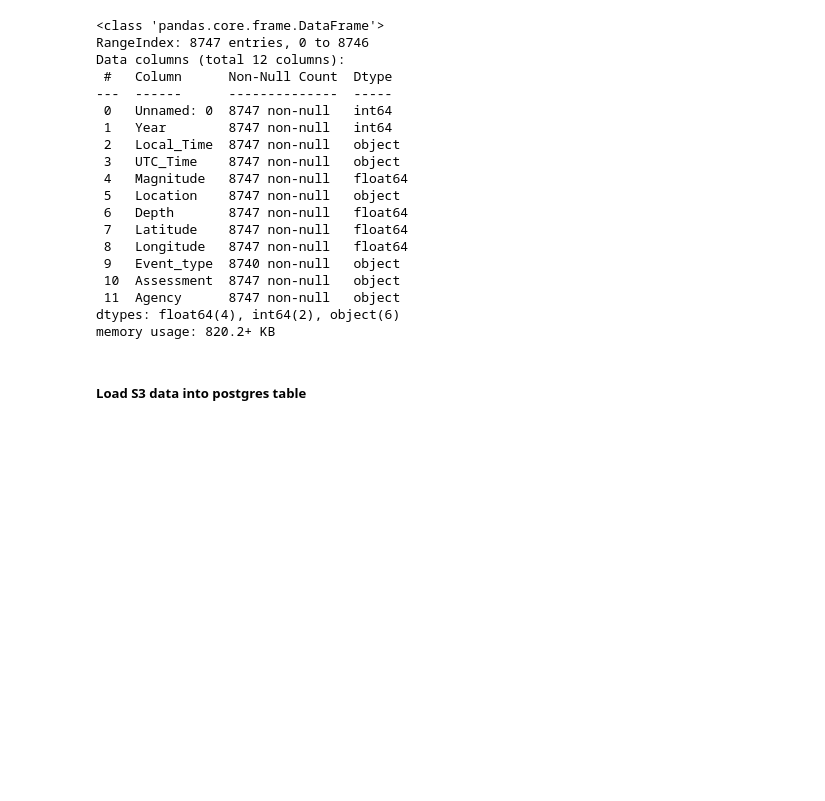
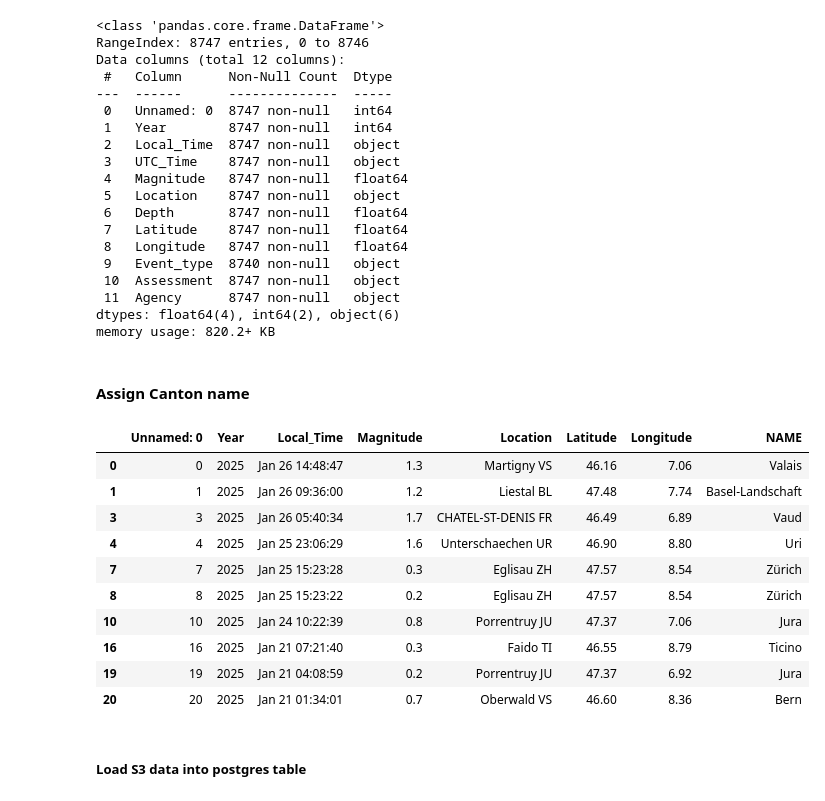
Before and after one commit to JamBelg/llm-Agents, a Jupyter notebook: Jupyter/Notebook4.ipynb, the cells around one changed output. Cells and saved outputs as stored; diff of their text form; code cells hidden in the pictures; blank space fills up the shorter version.

```diff
--- a/Jupyter/Notebook4.ipynb
+++ b/Jupyter/Notebook4.ipynb
@@ -101,6 +101,47 @@ Data columns (total 12 columns):
  11  Agency      8747 non-null   object
 dtypes: float64(4), int64(2), object(6)
 memory usage: 820.2+ KB
+# %% [markdown]
+#### Assign Canton name
+# %%
+import geopandas as gpd
+from shapely.geometry import Point
+from langchain.tools import Tool, StructuredTool
+from langchain.agents import initialize_agent, AgentType
+from pydantic import BaseModel
+
+# Load the Swiss cantons Shapefile
+# Ensure you provide the correct path to your Shapefile
+shapefile_path = "shp/swissBOUNDARIES3D_1_5_TLM_KANTONSGEBIET.shp"
+
+regions_gdf = gpd.read_file(shapefile_path)
+if regions_gdf.crs is None:
+        regions_gdf.set_crs("EPSG:4326", inplace=True)  # Assuming WGS84
+
+# Convert points list to a GeoDataFrame
+geometry = [Point(lon, lat) for lon, lat in zip(df["Longitude"], df["Latitude"])]
+points_gdf = gpd.GeoDataFrame(
+        df,geometry=geometry,  # Create Point geometry
+        crs="EPSG:4326"  # Set coordinate reference system
+)
+if regions_gdf.crs != points_gdf.crs:
+        regions_gdf = regions_gdf.to_crs(points_gdf.crs)
+joined = gpd.sjoin(points_gdf, regions_gdf, how="left", predicate="within")
+joined = joined[joined["OBJEKTART"]=="Kanton"]
+data = joined[["Unnamed: 0", "Year", "Local_Time", "Magnitude", "Location", "Latitude", "Longitude", "NAME"]]
+data.head(10)
+# %% [output]
+|  | Unnamed: 0 | Year | Local_Time | Magnitude | Location | Latitude | Longitude | NAME |
+| 0 | 0 | 2025 | Jan 26 14:48:47 | 1.3 | Martigny VS | 46.16 | 7.06 | Valais |
+| 1 | 1 | 2025 | Jan 26 09:36:00 | 1.2 | Liestal BL | 47.48 | 7.74 | Basel-Landschaft |
+| 3 | 3 | 2025 | Jan 26 05:40:34 | 1.7 | CHATEL-ST-DENIS FR | 46.49 | 6.89 | Vaud |
+| 4 | 4 | 2025 | Jan 25 23:06:29 | 1.6 | Unterschaechen UR | 46.90 | 8.80 | Uri |
+| 7 | 7 | 2025 | Jan 25 15:23:28 | 0.3 | Eglisau ZH | 47.57 | 8.54 | Zürich |
+| 8 | 8 | 2025 | Jan 25 15:23:22 | 0.2 | Eglisau ZH | 47.57 | 8.54 | Zürich |
+| 10 | 10 | 2025 | Jan 24 10:22:39 | 0.8 | Porrentruy JU | 47.37 | 7.06 | Jura |
+| 16 | 16 | 2025 | Jan 21 07:21:40 | 0.3 | Faido TI | 46.55 | 8.79 | Ticino |
+| 19 | 19 | 2025 | Jan 21 04:08:59 | 0.2 | Porrentruy JU | 47.37 | 6.92 | Jura |
+| 20 | 20 | 2025 | Jan 21 01:34:01 | 0.7 | Oberwald VS | 46.60 | 8.36 | Bern |
 # %% [markdown]
 ##### Load S3 data into postgres table
 # %% [markdown]
```
Also changed, not shown: parts of 18 cells of this notebook, 4 other files.
